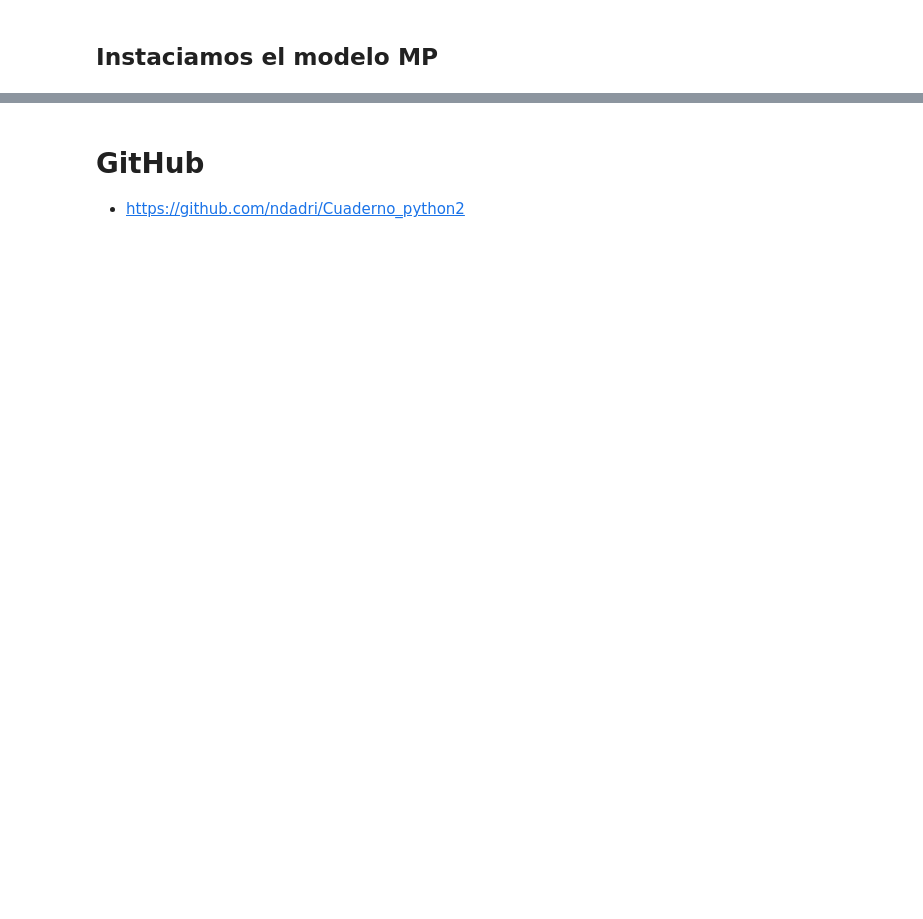
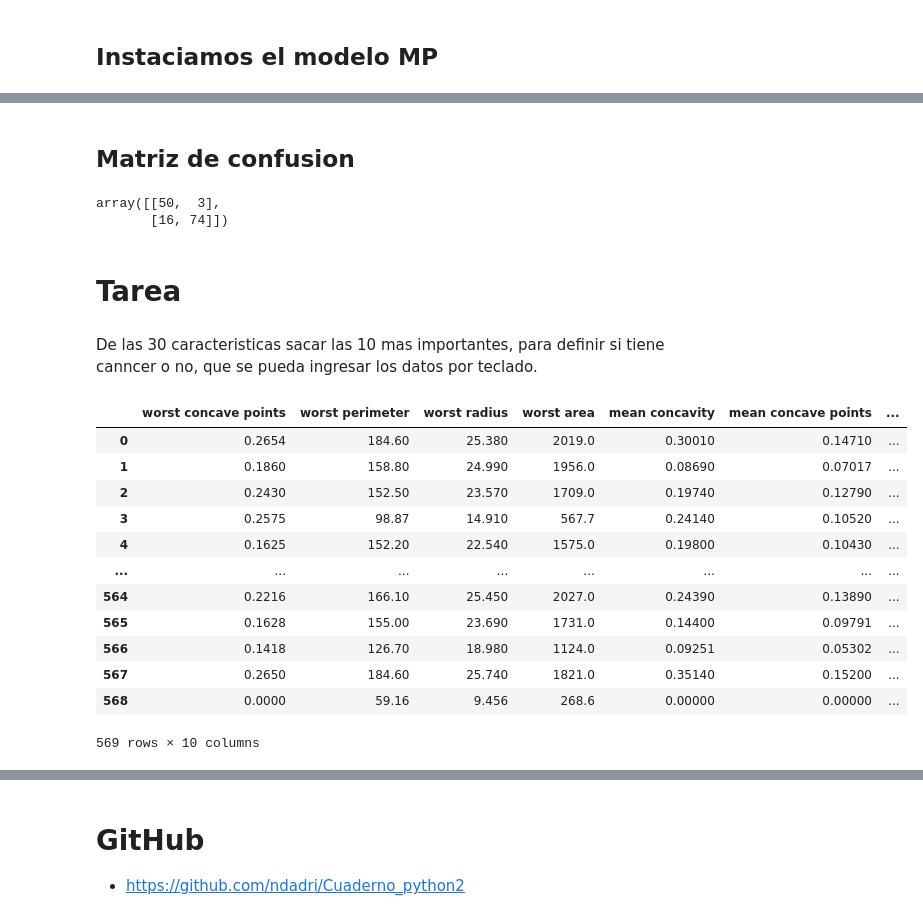
Before and after one commit to ndadri/Cuaderno_python2, a Jupyter notebook: NeuronaDeMcCullochYpitts.ipynb, the cells around one changed output, grey strips where cells are left out. Cells and saved outputs as stored; diff of their text form; code cells hidden in the pictures; blank space fills up the shorter version.

Commit message:
Tarea de neurona de McCulloch y Pitts

```diff
--- a/NeuronaDeMcCullochYpitts.ipynb
+++ b/NeuronaDeMcCullochYpitts.ipynb
@@ -211,0 +218,48 @@ accuracy_score(y_test, Y_pred)
+# %% [markdown]
+## Matriz de confusion
+# %%
+from sklearn.metrics import confusion_matrix
+
+confusion_matrix(y_test, Y_pred)
+# %% [output]
+array([[50,  3],
+       [16, 74]])
+# %% [markdown]
+# Tarea
+# %% [markdown]
+De las 30 caracteristicas sacar las 10 mas importantes, para definir si tiene canncer o no, que se pueda ingresar los datos por teclado.
+# %%
+# Top 10 caracteristicas
+
+top_10_caracteristicas = [
+    "worst concave points",
+    "worst perimeter",
+    "worst radius",
+    "worst area",
+    "mean concavity",
+    "mean concave points",
+    "worst texture",
+    "mean perimeter",
+    "mean area",
+    "worst concavity"
+]
+# %%
+# Cramos un nuevo dataframe para las columnas seleccionadas
+
+df_top10 = df[top_10_caracteristicas]
+
+df_top10
+# %% [output]
+|  | worst concave points | worst perimeter | worst radius | worst area | mean concavity | mean concave points | ... |
+| 0 | 0.2654 | 184.60 | 25.380 | 2019.0 | 0.30010 | 0.14710 | ... |
+| 1 | 0.1860 | 158.80 | 24.990 | 1956.0 | 0.08690 | 0.07017 | ... |
+| 2 | 0.2430 | 152.50 | 23.570 | 1709.0 | 0.19740 | 0.12790 | ... |
+| 3 | 0.2575 | 98.87 | 14.910 | 567.7 | 0.24140 | 0.10520 | ... |
+| 4 | 0.1625 | 152.20 | 22.540 | 1575.0 | 0.19800 | 0.10430 | ... |
+| ... | ... | ... | ... | ... | ... | ... | ... |
+| 564 | 0.2216 | 166.10 | 25.450 | 2027.0 | 0.24390 | 0.13890 | ... |
+| 565 | 0.1628 | 155.00 | 23.690 | 1731.0 | 0.14400 | 0.09791 | ... |
+| 566 | 0.1418 | 126.70 | 18.980 | 1124.0 | 0.09251 | 0.05302 | ... |
+| 567 | 0.2650 | 184.60 | 25.740 | 1821.0 | 0.35140 | 0.15200 | ... |
+| 568 | 0.0000 | 59.16 | 9.456 | 268.6 | 0.00000 | 0.00000 | ... |
+569 rows × 10 columns
```
Also changed, not shown: parts of 12 cells of this notebook.
